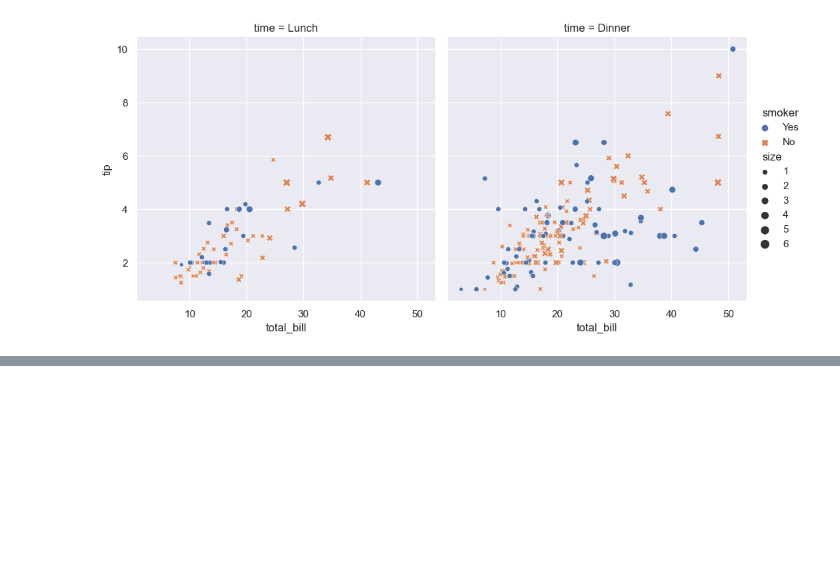
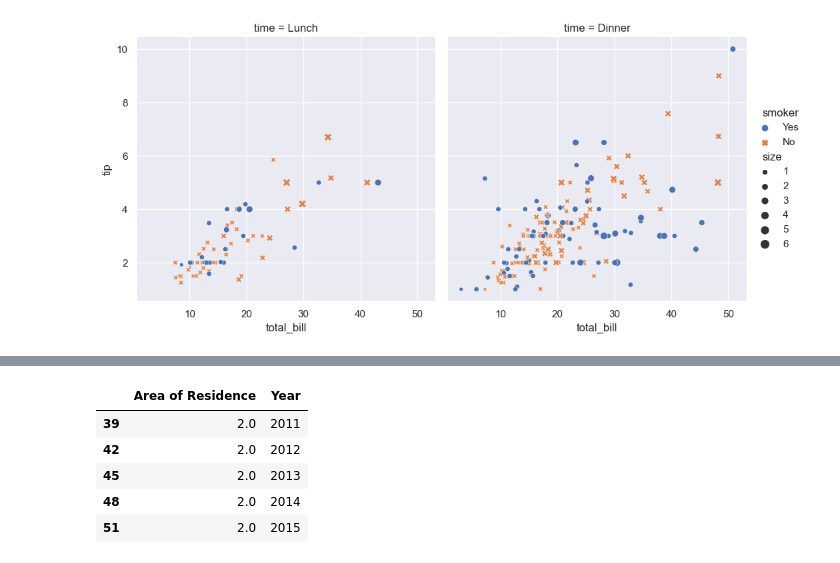
Before and after one commit to sba21725/MSC_DA_CA1, a Jupyter notebook: 01 Data Preparation.ipynb, the cells around one changed output, grey strips where cells are left out. Cells and saved outputs as stored; diff of their text form; code cells hidden in the pictures; blank space fills up the shorter version.

```diff
--- a/01 Data Preparation.ipynb
+++ b/01 Data Preparation.ipynb
@@ -514,0 +489,10 @@ Name: VALUE, dtype: float64
+# %%
+tma09_df_C1_ds_clean = tma09_df_C1_ds_clean.drop(["VALUE"], axis=1)
+tma09_df_C1_ds_clean.head()
+# %% [output]
+|  | Area of Residence | Year |
+| 39 | 2.0 | 2011 |
+| 42 | 2.0 | 2012 |
+| 45 | 2.0 | 2013 |
+| 48 | 2.0 | 2014 |
+| 51 | 2.0 | 2015 |
```
Also changed, not shown: parts of 38 cells of this notebook.
